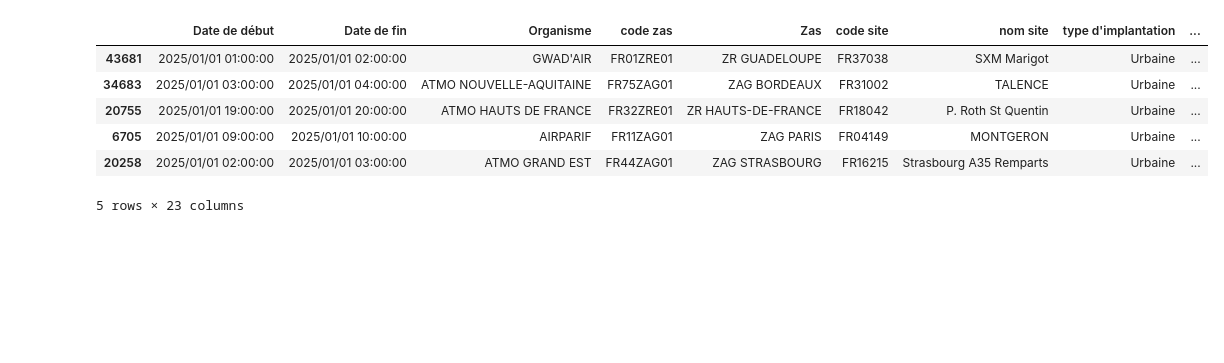
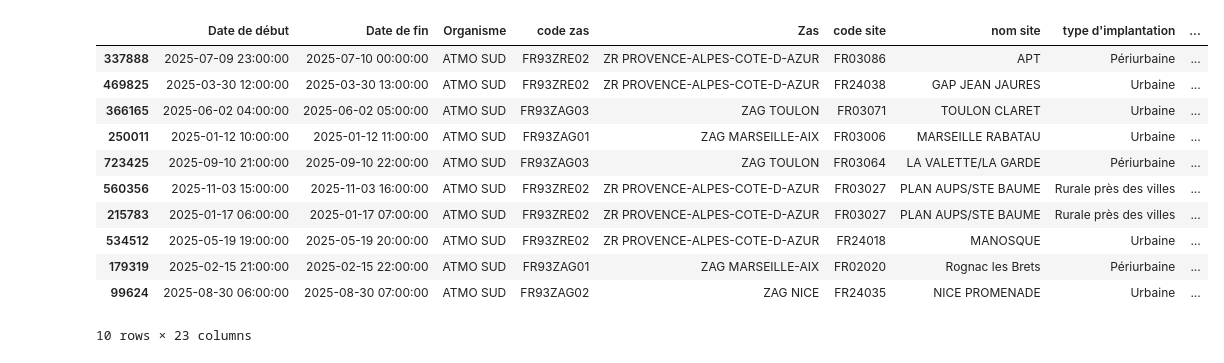
Before and after one commit to JayaSaiKishore7/AirQuality_AnalysisFR, a Jupyter notebook: notebooks/EDA.ipynb, the cells around one changed output. Cells and saved outputs as stored; diff of their text form; code cells hidden in the pictures; blank space fills up the shorter version.

```diff
--- a/notebooks/EDA.ipynb
+++ b/notebooks/EDA.ipynb
@@ -14,0 +96,3 @@ df_raw.head()
+# %%
+df_raw=pd.read_csv("../data/raw/Airquality_PACA_2025_Combined.csv", sep=",")
+df_raw.head()
@@ -34,10 +150,15 @@ Index(['Date de début', 'Date de fin', 'Organisme', 'code zas', 'Zas',
 # %%
-df_sample.head()
+df_sample.head(10)
 # %% [output]
 |  | Date de début | Date de fin | Organisme | code zas | Zas | code site | nom site | type d'implantation | ... |
-| 43681 | 2025/01/01 01:00:00 | 2025/01/01 02:00:00 | GWAD'AIR | FR01ZRE01 | ZR GUADELOUPE | FR37038 | SXM Marigot | Urbaine | ... |
-| 34683 | 2025/01/01 03:00:00 | 2025/01/01 04:00:00 | ATMO NOUVELLE-AQUITAINE | FR75ZAG01 | ZAG BORDEAUX | FR31002 | TALENCE | Urbaine | ... |
-| 20755 | 2025/01/01 19:00:00 | 2025/01/01 20:00:00 | ATMO HAUTS DE FRANCE | FR32ZRE01 | ZR HAUTS-DE-FRANCE | FR18042 | P. Roth St Quentin | Urbaine | ... |
-| 6705 | 2025/01/01 09:00:00 | 2025/01/01 10:00:00 | AIRPARIF | FR11ZAG01 | ZAG PARIS | FR04149 | MONTGERON | Urbaine | ... |
-| 20258 | 2025/01/01 02:00:00 | 2025/01/01 03:00:00 | ATMO GRAND EST | FR44ZAG01 | ZAG STRASBOURG | FR16215 | Strasbourg A35 Remparts | Urbaine | ... |
+| 337888 | 2025-07-09 23:00:00 | 2025-07-10 00:00:00 | ATMO SUD | FR93ZRE02 | ZR PROVENCE-ALPES-COTE-D-AZUR | FR03086 | APT | Périurbaine | ... |
+| 469825 | 2025-03-30 12:00:00 | 2025-03-30 13:00:00 | ATMO SUD | FR93ZRE02 | ZR PROVENCE-ALPES-COTE-D-AZUR | FR24038 | GAP JEAN JAURES | Urbaine | ... |
+| 366165 | 2025-06-02 04:00:00 | 2025-06-02 05:00:00 | ATMO SUD | FR93ZAG03 | ZAG TOULON | FR03071 | TOULON CLARET | Urbaine | ... |
+| 250011 | 2025-01-12 10:00:00 | 2025-01-12 11:00:00 | ATMO SUD | FR93ZAG01 | ZAG MARSEILLE-AIX | FR03006 | MARSEILLE RABATAU | Urbaine | ... |
+| 723425 | 2025-09-10 21:00:00 | 2025-09-10 22:00:00 | ATMO SUD | FR93ZAG03 | ZAG TOULON | FR03064 | LA VALETTE/LA GARDE | Périurbaine | ... |
+| 560356 | 2025-11-03 15:00:00 | 2025-11-03 16:00:00 | ATMO SUD | FR93ZRE02 | ZR PROVENCE-ALPES-COTE-D-AZUR | FR03027 | PLAN AUPS/STE BAUME | Rurale près des villes | ... |
+| 215783 | 2025-01-17 06:00:00 | 2025-01-17 07:00:00 | ATMO SUD | FR93ZRE02 | ZR PROVENCE-ALPES-COTE-D-AZUR | FR03027 | PLAN AUPS/STE BAUME | Rurale près des villes | ... |
+| 534512 | 2025-05-19 19:00:00 | 2025-05-19 20:00:00 | ATMO SUD | FR93ZRE02 | ZR PROVENCE-ALPES-COTE-D-AZUR | FR24018 | MANOSQUE | Urbaine | ... |
+| 179319 | 2025-02-15 21:00:00 | 2025-02-15 22:00:00 | ATMO SUD | FR93ZAG01 | ZAG MARSEILLE-AIX | FR02020 | Rognac les Brets | Périurbaine | ... |
+| 99624 | 2025-08-30 06:00:00 | 2025-08-30 07:00:00 | ATMO SUD | FR93ZAG02 | ZAG NICE | FR24035 | NICE PROMENADE | Urbaine | ... |
-5 rows × 23 columns
+10 rows × 23 columns
```
Also changed, not shown: parts of 81 cells of this notebook, 5 other files.
